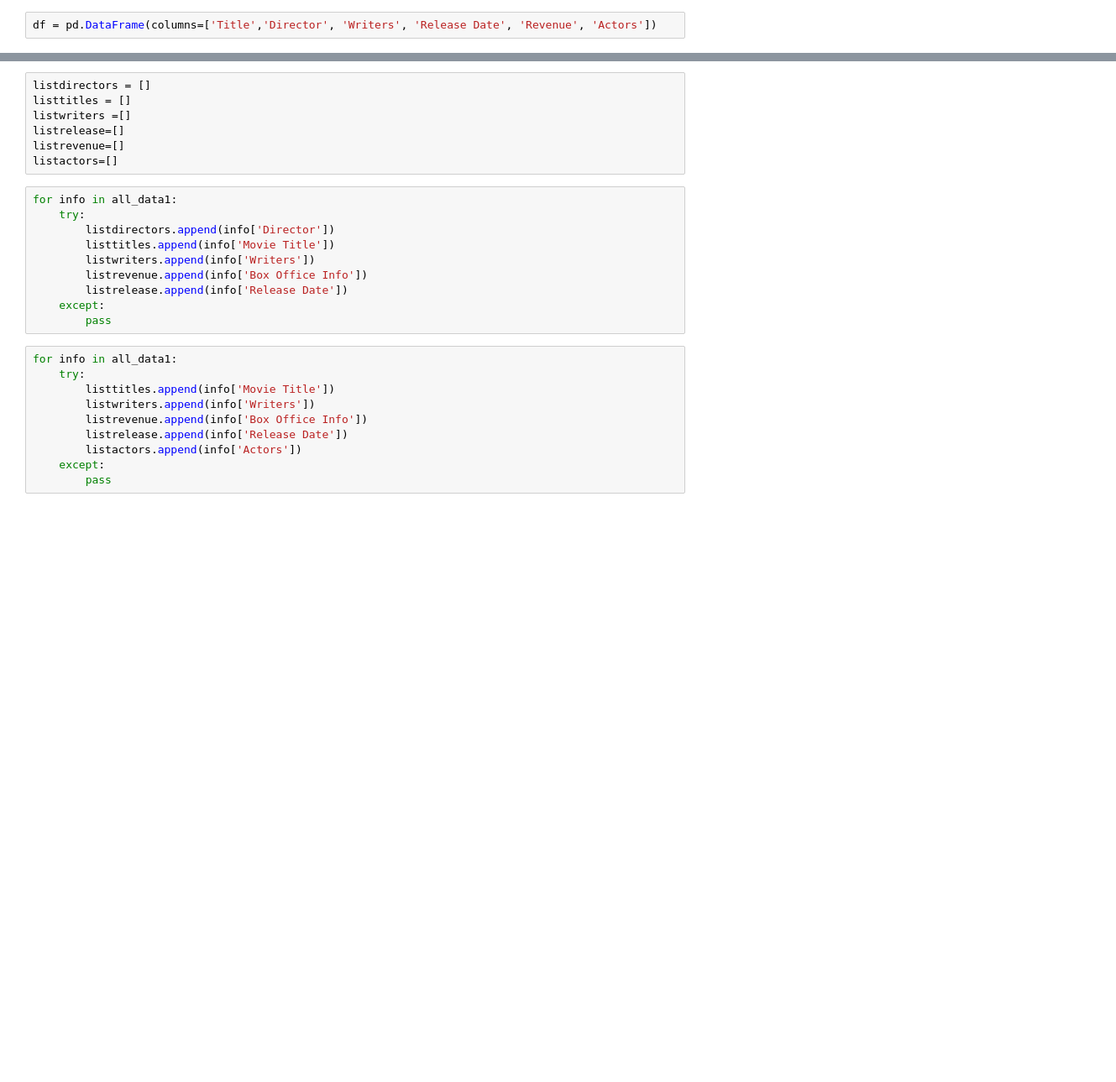
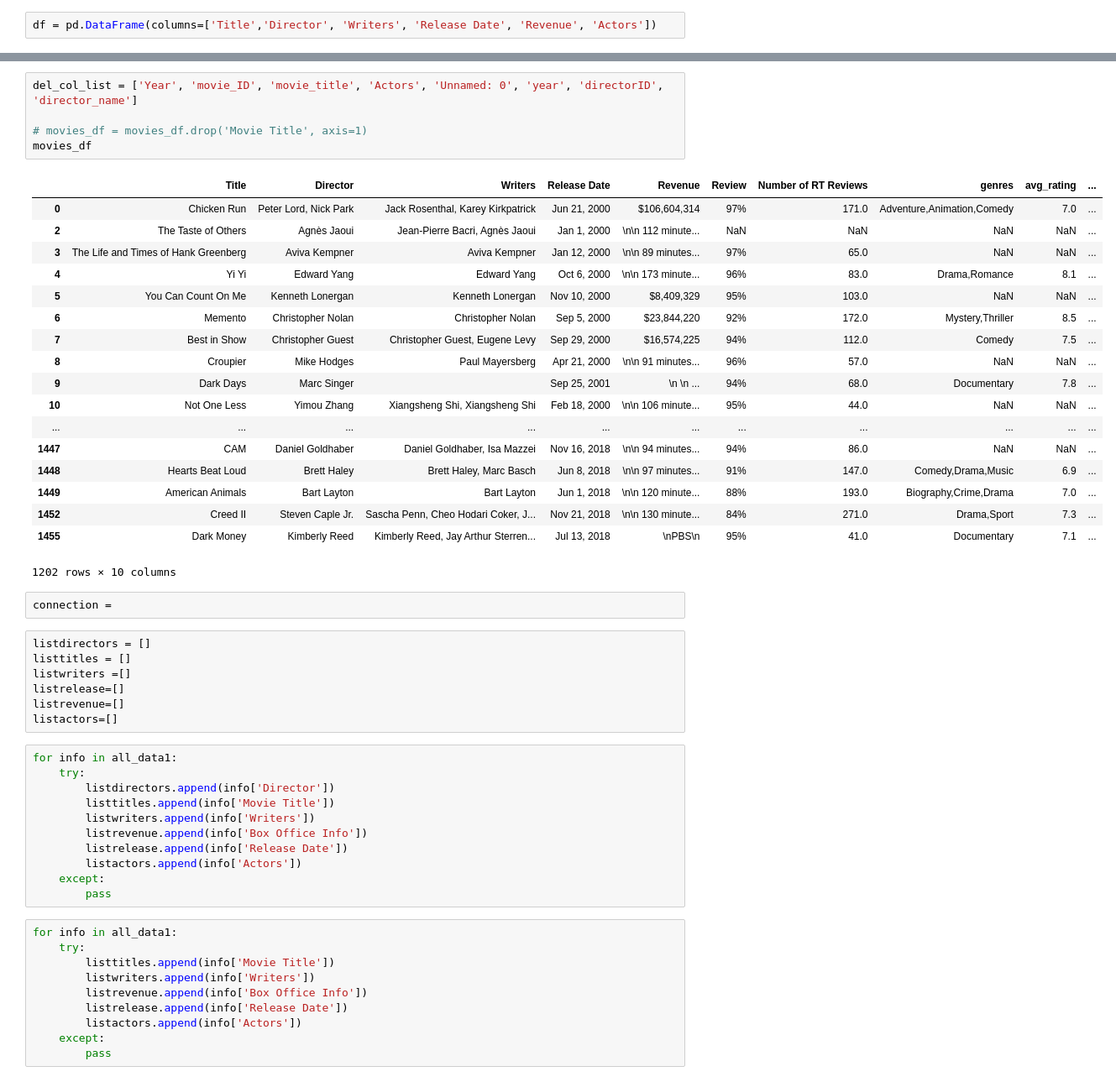
Before and after one commit to lasoya/Mod1_Project, a Jupyter notebook: RT_Scraping.ipynb, the cells around one changed output, grey strips where cells are left out. Shown at 84% size. Cells and saved outputs as stored; diff of their text form; blank space fills up the shorter version.

```diff
--- a/RT_Scraping.ipynb
+++ b/RT_Scraping.ipynb
@@ -112,3 +177,29 @@ df
+# %%
+del_col_list = ['Year', 'movie_ID', 'movie_title', 'Actors', 'Unnamed: 0', 'year', 'directorID', 'director_name']
+
+# movies_df = movies_df.drop('Movie Title', axis=1)
+movies_df
+# %% [output]
+|  | Title | Director | Writers | Release Date | Revenue | Review | Number of RT Reviews | genres | avg_rating | ... |
+| 0 | Chicken Run | Peter Lord, Nick Park | Jack Rosenthal, Karey Kirkpatrick | Jun 21, 2000 | $106,604,314 | 97% | 171.0 | Adventure,Animation,Comedy | 7.0 | ... |
+| 2 | The Taste of Others | Agnès Jaoui | Jean-Pierre Bacri, Agnès Jaoui | Jan 1, 2000 | \n\n 112 minute... | NaN | NaN | NaN | NaN | ... |
+| 3 | The Life and Times of Hank Greenberg | Aviva Kempner | Aviva Kempner | Jan 12, 2000 | \n\n 89 minutes... | 97% | 65.0 | NaN | NaN | ... |
+| 4 | Yi Yi | Edward Yang | Edward Yang | Oct 6, 2000 | \n\n 173 minute... | 96% | 83.0 | Drama,Romance | 8.1 | ... |
+| 5 | You Can Count On Me | Kenneth Lonergan | Kenneth Lonergan | Nov 10, 2000 | $8,409,329 | 95% | 103.0 | NaN | NaN | ... |
+| 6 | Memento | Christopher Nolan | Christopher Nolan | Sep 5, 2000 | $23,844,220 | 92% | 172.0 | Mystery,Thriller | 8.5 | ... |
+| 7 | Best in Show | Christopher Guest | Christopher Guest, Eugene Levy | Sep 29, 2000 | $16,574,225 | 94% | 112.0 | Comedy | 7.5 | ... |
+| 8 | Croupier | Mike Hodges | Paul Mayersberg | Apr 21, 2000 | \n\n 91 minutes... | 96% | 57.0 | NaN | NaN | ... |
+| 9 | Dark Days | Marc Singer |  | Sep 25, 2001 | \n \n ... | 94% | 68.0 | Documentary | 7.8 | ... |
+| 10 | Not One Less | Yimou Zhang | Xiangsheng Shi, Xiangsheng Shi | Feb 18, 2000 | \n\n 106 minute... | 95% | 44.0 | NaN | NaN | ... |
+| ... | ... | ... | ... | ... | ... | ... | ... | ... | ... | ... |
+| 1447 | CAM | Daniel Goldhaber | Daniel Goldhaber, Isa Mazzei | Nov 16, 2018 | \n\n 94 minutes... | 94% | 86.0 | NaN | NaN | ... |
+| 1448 | Hearts Beat Loud | Brett Haley | Brett Haley, Marc Basch | Jun 8, 2018 | \n\n 97 minutes... | 91% | 147.0 | Comedy,Drama,Music | 6.9 | ... |
+| 1449 | American Animals | Bart Layton | Bart Layton | Jun 1, 2018 | \n\n 120 minute... | 88% | 193.0 | Biography,Crime,Drama | 7.0 | ... |
+| 1452 | Creed II | Steven Caple Jr. | Sascha Penn, Cheo Hodari Coker, J... | Nov 21, 2018 | \n\n 130 minute... | 84% | 271.0 | Drama,Sport | 7.3 | ... |
+| 1455 | Dark Money | Kimberly Reed | Kimberly Reed, Jay Arthur Sterren... | Jul 13, 2018 | \nPBS\n | 95% | 41.0 | Documentary | 7.1 | ... |
+1202 rows × 10 columns
+# %%
+connection =
 # %%
 listdirectors = []
 listtitles = []
@@ -124,6 +215,7 @@ for info in all_data1:
         listwriters.append(info['Writers'])
         listrevenue.append(info['Box Office Info'])
         listrelease.append(info['Release Date'])
+        listactors.append(info['Actors'])
     except:
         pass
 # %%
```
Also changed, not shown: parts of 6 cells of this notebook, 1 other file.
